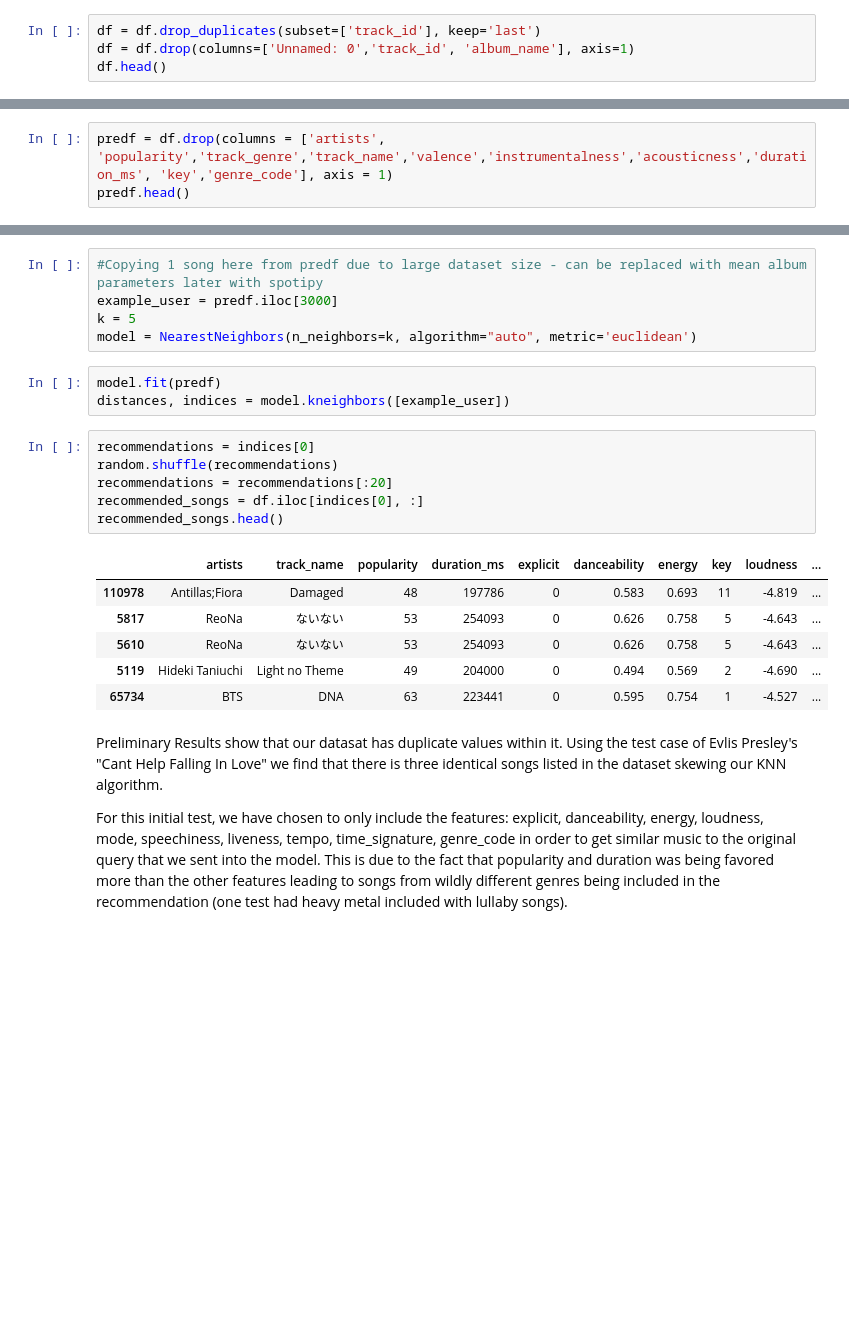
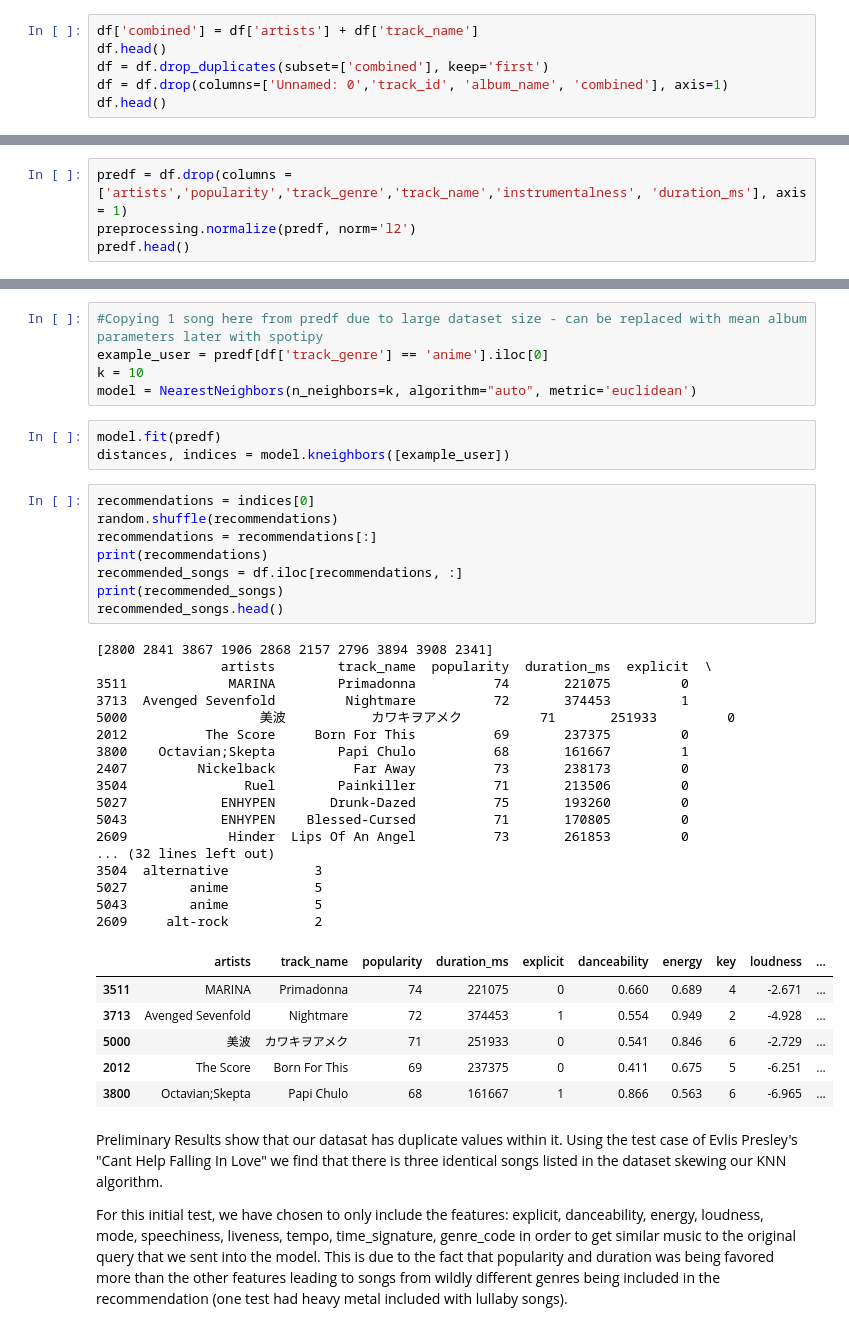
Before and after one commit to COGS118A/Group025-Wi23, a Jupyter notebook: FinalProjectGroup025-Wi23.ipynb, the cells around one changed output, grey strips where cells are left out. Drawn from its saved outputs; the diff is of its cells as text; blank space fills up the shorter version.

```diff
--- a/FinalProjectGroup025-Wi23.ipynb
+++ b/FinalProjectGroup025-Wi23.ipynb
@@ -127,8 +127,10 @@ df.head()
 | 4 | 4 | 5vjLSffimiIP26QG5WcN2K | Chord Overstreet | Hold On | Hold On | 82 | 198853 | False | ... |
 5 rows × 21 columns
 # %%
-df = df.drop_duplicates(subset=['track_id'], keep='last')
-df = df.drop(columns=['Unnamed: 0','track_id', 'album_name'], axis=1)
+df['combined'] = df['artists'] + df['track_name']
 df.head()
+df = df.drop_duplicates(subset=['combined'], keep='first')
+df = df.drop(columns=['Unnamed: 0','track_id', 'album_name', 'combined'], axis=1)
+df.head()
 # %% [output]
 |  | artists | track_name | popularity | duration_ms | explicit | danceability | energy | key | loudness | ... |
@@ -202,6 +204,7 @@ df['genre_code'] = encoder.fit_transform(df['track_genre'])
 #df = df.join(genredf)
 #df = df.join(artistdf)
 # %%
-predf = df.drop(columns = ['artists', 'popularity','track_genre','track_name','valence','instrumentalness','acousticness','duration_ms', 'key','genre_code'], axis = 1)
+predf = df.drop(columns = ['artists','popularity','track_genre','track_name','instrumentalness', 'duration_ms'], axis = 1)
+preprocessing.normalize(predf, norm='l2')
 predf.head()
 # %% [output]
@@ -214,7 +240,7 @@ predf.head()
 # %%
 #Copying 1 song here from predf due to large dataset size - can be replaced with mean album parameters later with spotipy
-example_user = predf.iloc[3000]
-k = 5
+example_user = predf[df['track_genre'] == 'anime'].iloc[0]
+k = 10
 model = NearestNeighbors(n_neighbors=k, algorithm="auto", metric='euclidean')
 # %%
 model.fit(predf)
@@ -222,16 +248,35 @@ distances, indices = model.kneighbors([example_user])
 # %%
 recommendations = indices[0]
 random.shuffle(recommendations)
-recommendations = recommendations[:20]
-recommended_songs = df.iloc[indices[0], :]
+recommendations = recommendations[:]
+print(recommendations)
+recommended_songs = df.iloc[recommendations, :]
+print(recommended_songs)
 recommended_songs.head()
 # %% [output]
+[2800 2841 3867 1906 2868 2157 2796 3894 3908 2341]
+                artists        track_name  popularity  duration_ms  explicit  \
+3511             MARINA        Primadonna          74       221075         0
+3713  Avenged Sevenfold         Nightmare          72       374453         1
+5000                 美波           カワキヲアメク          71       251933         0
+2012          The Score     Born For This          69       237375         0
+3800    Octavian;Skepta        Papi Chulo          68       161667         1
+2407         Nickelback          Far Away          73       238173         0
+3504               Ruel        Painkiller          71       213506         0
+5027            ENHYPEN       Drunk-Dazed          75       193260         0
+5043            ENHYPEN    Blessed-Cursed          71       170805         0
+2609             Hinder  Lips Of An Angel          73       261853         0
+... (32 lines left out)
+3504  alternative           3
+5027        anime           5
+5043        anime           5
+2609     alt-rock           2
 |  | artists | track_name | popularity | duration_ms | explicit | danceability | energy | key | loudness | ... |
-| 110978 | Antillas;Fiora | Damaged | 48 | 197786 | 0 | 0.583 | 0.693 | 11 | -4.819 | ... |
-| 5817 | ReoNa | ないない | 53 | 254093 | 0 | 0.626 | 0.758 | 5 | -4.643 | ... |
-| 5610 | ReoNa | ないない | 53 | 254093 | 0 | 0.626 | 0.758 | 5 | -4.643 | ... |
-| 5119 | Hideki Taniuchi | Light no Theme | 49 | 204000 | 0 | 0.494 | 0.569 | 2 | -4.690 | ... |
-| 65734 | BTS | DNA | 63 | 223441 | 0 | 0.595 | 0.754 | 1 | -4.527 | ... |
+| 3511 | MARINA | Primadonna | 74 | 221075 | 0 | 0.660 | 0.689 | 4 | -2.671 | ... |
+| 3713 | Avenged Sevenfold | Nightmare | 72 | 374453 | 1 | 0.554 | 0.949 | 2 | -4.928 | ... |
+| 5000 | 美波 | カワキヲアメク | 71 | 251933 | 0 | 0.541 | 0.846 | 6 | -2.729 | ... |
+| 2012 | The Score | Born For This | 69 | 237375 | 0 | 0.411 | 0.675 | 5 | -6.251 | ... |
+| 3800 | Octavian;Skepta | Papi Chulo | 68 | 161667 | 1 | 0.866 | 0.563 | 6 | -6.965 | ... |
 # %% [markdown]
 Preliminary Results show that our datasat has duplicate values within it. Using the test case of Evlis Presley's "Cant Help Falling In Love" we find that there is three identical songs listed in the dataset skewing our KNN algorithm.
 
```
Also changed, not shown: parts of 4 cells of this notebook.
